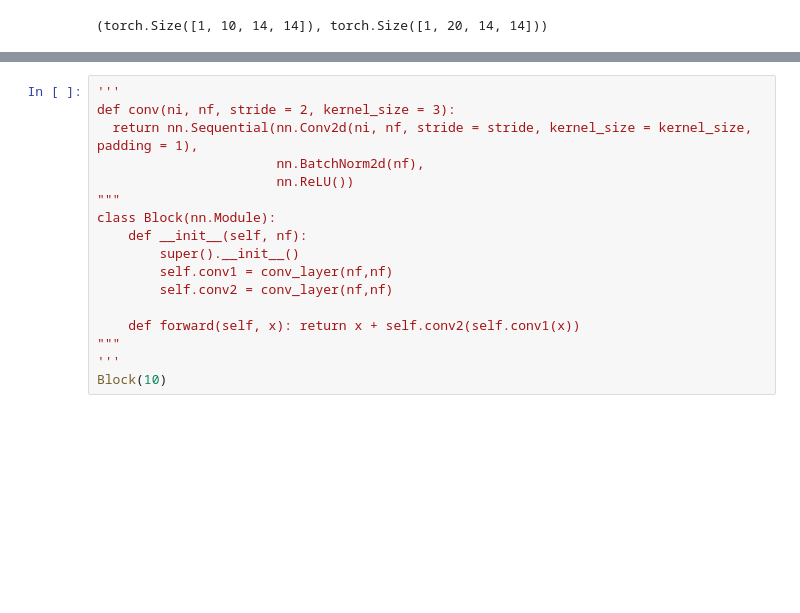
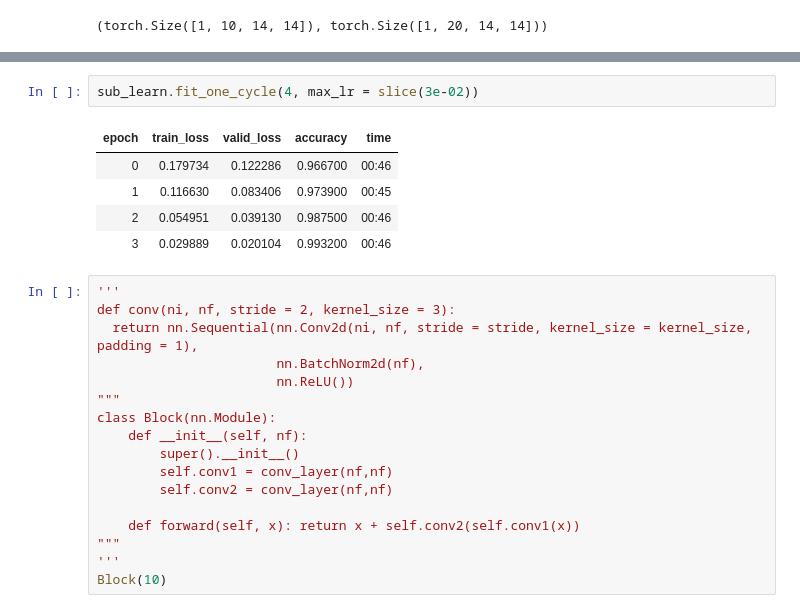
Before and after one commit to pranay8297/deep-learning-projects, a Jupyter notebook: res_dens_playground.ipynb, the cells around one changed output, grey strips where cells are left out. Saved outputs shown, nothing was run; the diff lists cells and outputs as text; blank space fills up the shorter version.

```diff
--- a/res_dens_playground.ipynb
+++ b/res_dens_playground.ipynb
@@ -108,3 +163,11 @@ class Block(nn.Module):
+# %%
+sub_learn.fit_one_cycle(4, max_lr = slice(3e-02))
+# %% [output]
+| epoch | train_loss | valid_loss | accuracy | time |
+| 0 | 0.179734 | 0.122286 | 0.966700 | 00:46 |
+| 1 | 0.116630 | 0.083406 | 0.973900 | 00:45 |
+| 2 | 0.054951 | 0.039130 | 0.987500 | 00:46 |
+| 3 | 0.029889 | 0.020104 | 0.993200 | 00:46 |
 # %%
 '''
 def conv(ni, nf, stride = 2, kernel_size = 3):
```
Also changed, not shown: parts of 6 cells of this notebook.
